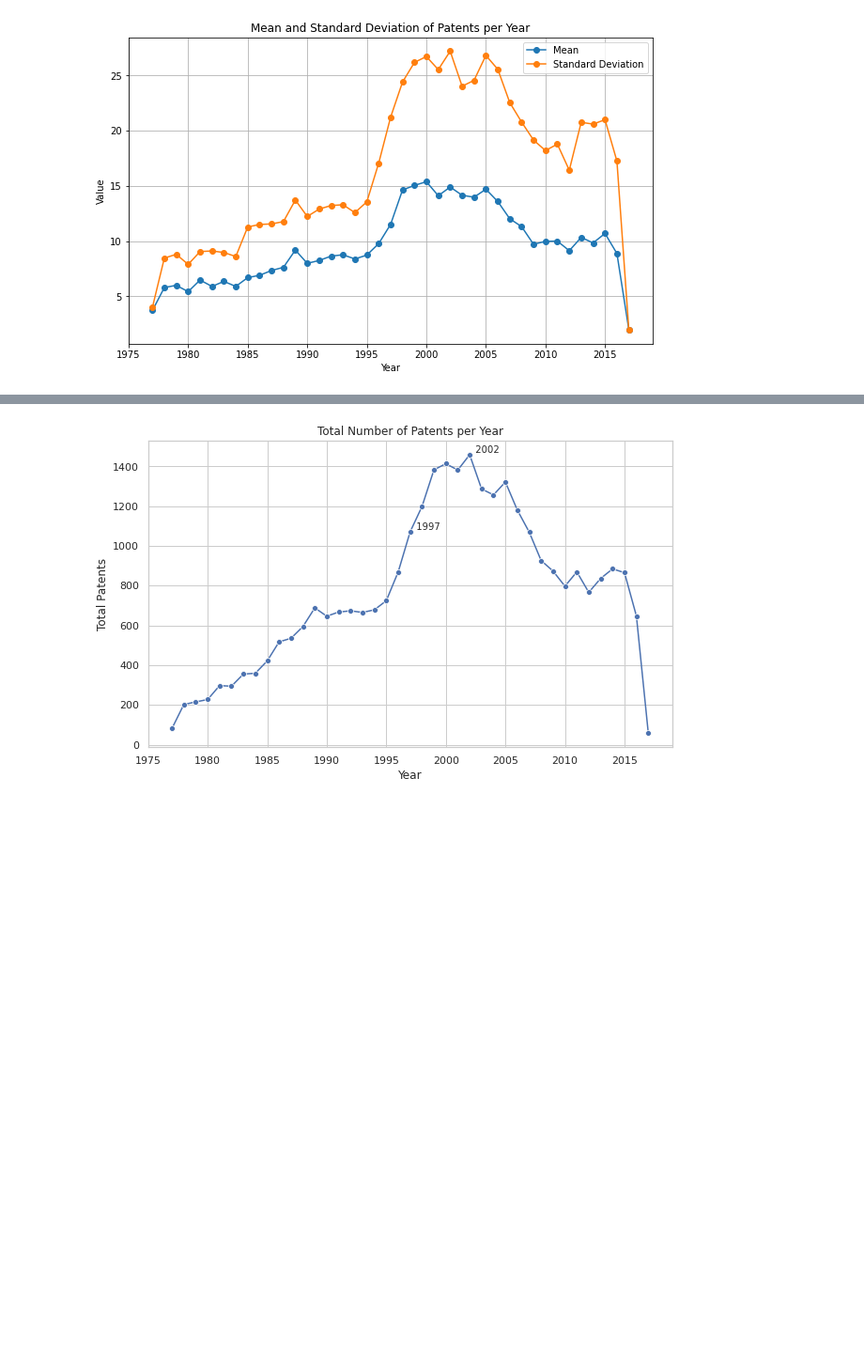
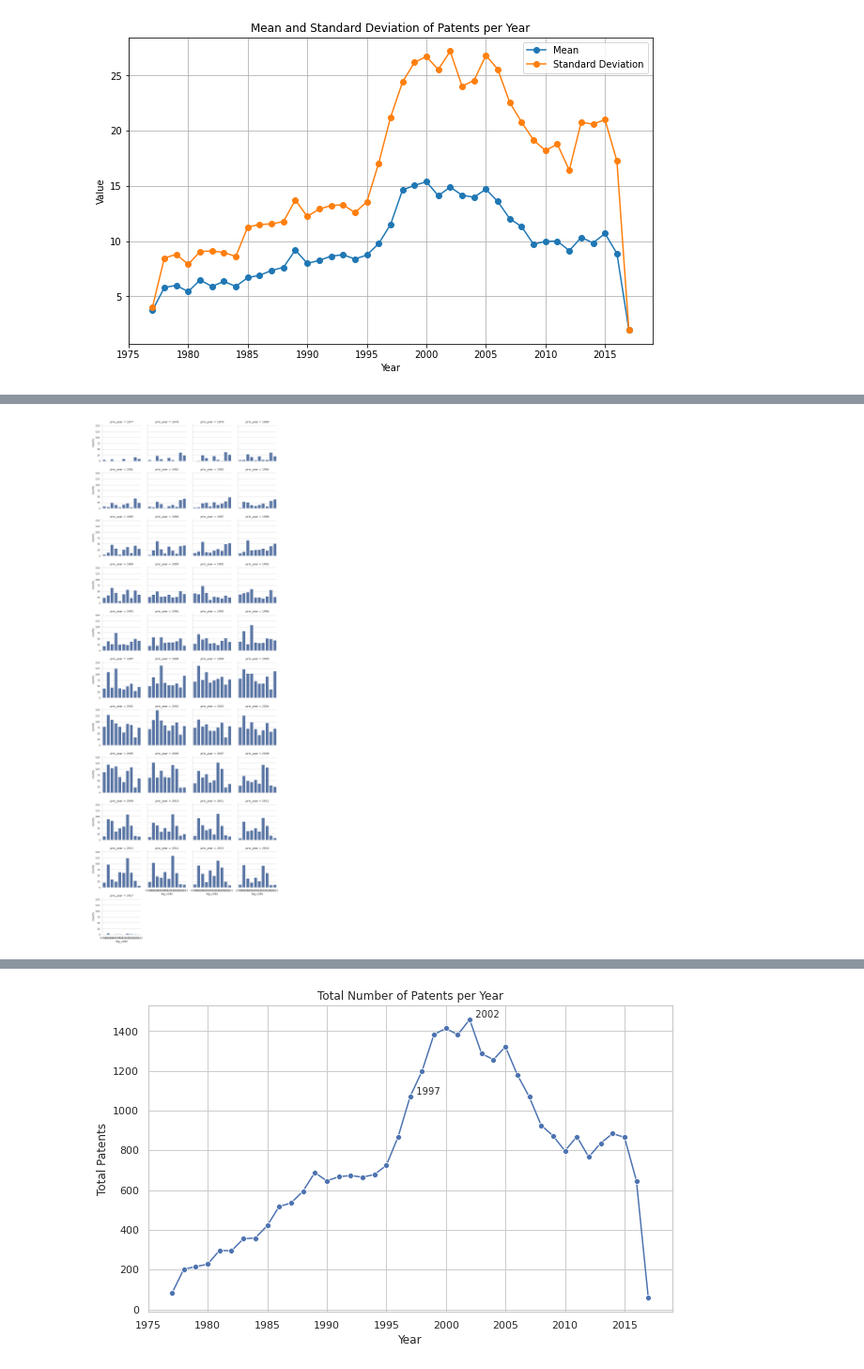
Before and after one commit to zhuoranliu22/dissertation, a Jupyter notebook: Analysis.ipynb, the cells around one changed output, grey strips where cells are left out. Shown at 94% size. Drawn from its saved outputs; the diff is of its cells as text; code cells hidden in the pictures; blank space fills up the shorter version.

```diff
--- a/Analysis.ipynb
+++ b/Analysis.ipynb
@@ -115,0 +167,22 @@ plt.show()
+# %%
+df_grouped = df_da.groupby(['prio_year', 'reg_code']).size().reset_index(name='counts')
+
+# Get the top 10 regions with the most patents
+top_regions = df_grouped.groupby('reg_code')['counts'].sum().nlargest(10).index
+
+# Filter the DataFrame to include only the top regions
+df_grouped = df_grouped[df_grouped['reg_code'].isin(top_regions)]
+
+# Convert 'prio_year' to categorical so that the plots are ordered by year
+df_grouped['prio_year'] = pd.Categorical(df_grouped['prio_year'], ordered=True, categories=sorted(df_grouped['prio_year'].unique()))
+
+# Create a FacetGrid object
+g = sns.FacetGrid(df_grouped, col="prio_year", col_wrap=4, height=3, aspect=1)
+
+# Map a bar plot to each subplot
+g = g.map(sns.barplot, "reg_code", "counts")
+
+# Show the plot
+plt.show()
+# %% [output]
+[figure, added]
```
Also changed, not shown: parts of 51 cells of this notebook, 1 other file.
